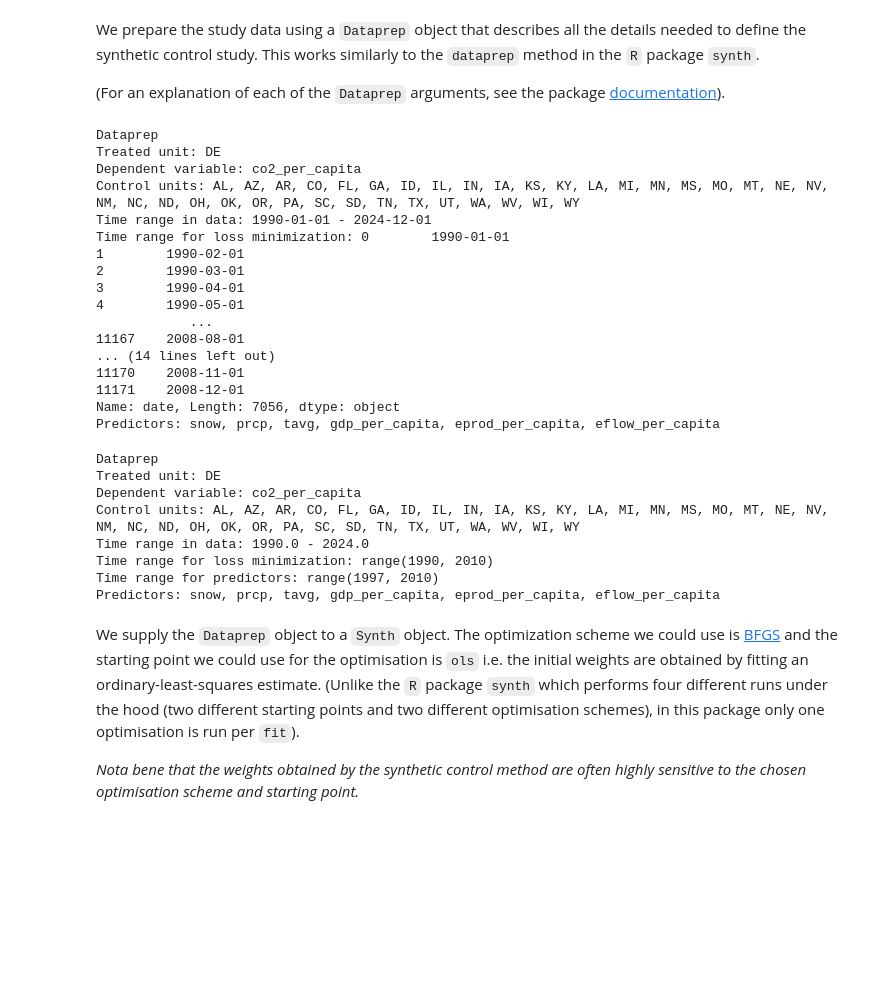
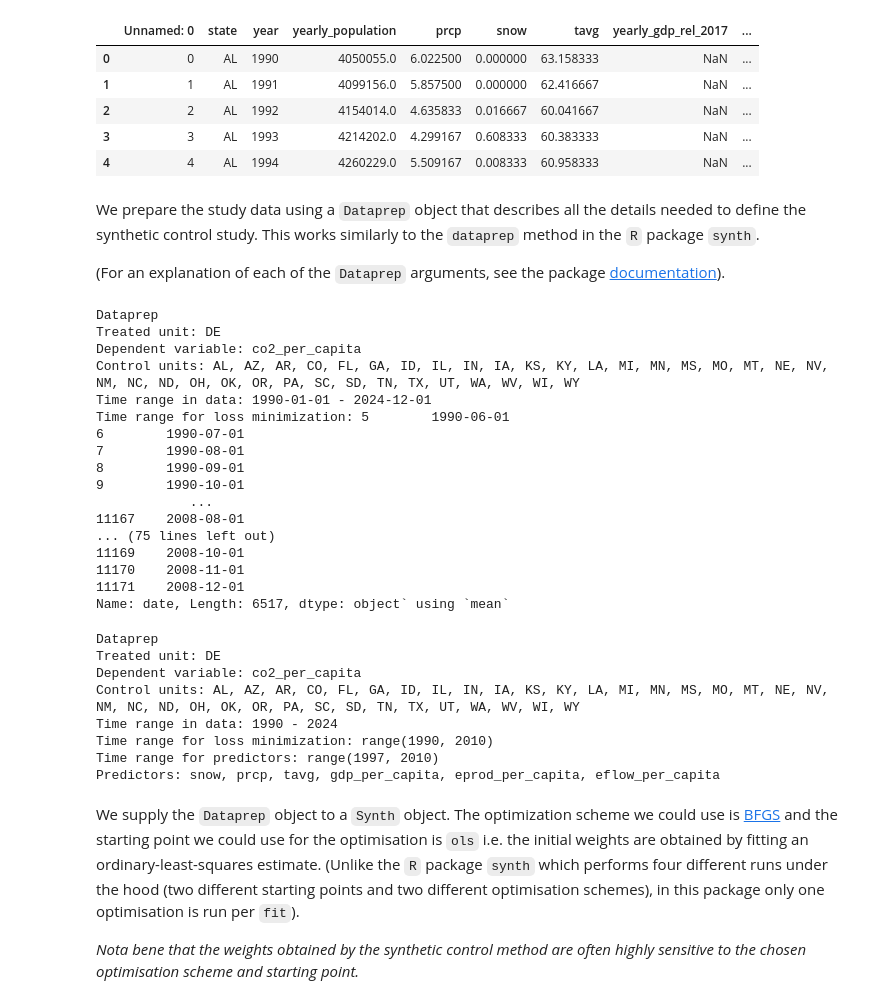
Before and after one commit to jableable/regulators, a Jupyter notebook: Models/Synthetic_Control/Jared/de_synthetic_control.ipynb, the cells around one changed output. Drawn from its saved outputs; the diff is of its cells as text; code cells hidden in the pictures; blank space fills up the shorter version.

```diff
--- a/Models/Synthetic_Control/Jared/de_synthetic_control.ipynb
+++ b/Models/Synthetic_Control/Jared/de_synthetic_control.ipynb
@@ -17,3 +17,12 @@ df_yr['eflow_per_capita'] = df_yr['energy_flow'] / df_yr['population']
+# %%
+df_yr.head()
+# %% [output]
+|  | Unnamed: 0 | state | year | yearly_population | prcp | snow | tavg | yearly_gdp_rel_2017 | ... |
+| 0 | 0 | AL | 1990 | 4050055.0 | 6.022500 | 0.000000 | 63.158333 | NaN | ... |
+| 1 | 1 | AL | 1991 | 4099156.0 | 5.857500 | 0.000000 | 62.416667 | NaN | ... |
+| 2 | 2 | AL | 1992 | 4154014.0 | 4.635833 | 0.016667 | 60.041667 | NaN | ... |
+| 3 | 3 | AL | 1993 | 4214202.0 | 4.299167 | 0.608333 | 60.383333 | NaN | ... |
+| 4 | 4 | AL | 1994 | 4260229.0 | 5.509167 | 0.008333 | 60.958333 | NaN | ... |
 # %%
 time_range = df_mo.date
 
@@ -66,9 +76,16 @@ non_rggi_controls_identifier= [
 
 dataprep_mo = Dataprep(
     foo=df_mo,
-    predictors=['snow', 'prcp', 'tavg', 'gdp_per_capita', 'eprod_per_capita', 'eflow_per_capita'],
+    predictors=[],
     predictors_op="mean",
     time_predictors_prior=preintervention_feature_range,
+    special_predictors=[
+        ('eprod_per_capita', preintervention_per_capita_range, "mean"),
+        ('eflow_per_capita', preintervention_per_capita_range, "mean"),
+        ("snow", preintervention_weather_range, "mean"),
+        ('prcp', preintervention_weather_range, "mean"),
+        ('gdp_per_capita', preintervention_gdp_range, "mean")
+        ],
     dependent="co2_per_capita",
     unit_variable="state",
     time_variable="date",
@@ -76,34 +93,39 @@ dataprep_mo = Dataprep(
     controls_identifier= non_rggi_controls_identifier,
     time_optimize_ssr=preintervention_time_range
 )
-
-print(dataprep_mo)
 # %% [output]
 Dataprep
 Treated unit: DE
 Dependent variable: co2_per_capita
 Control units: AL, AZ, AR, CO, FL, GA, ID, IL, IN, IA, KS, KY, LA, MI, MN, MS, MO, MT, NE, NV, NM, NC, ND, OH, OK, OR, PA, SC, SD, TN, TX, UT, WA, WV, WI, WY
 Time range in data: 1990-01-01 - 2024-12-01
-Time range for loss minimization: 0        1990-01-01
-1        1990-02-01
-2        1990-03-01
-3        1990-04-01
-4        1990-05-01
+Time range for loss minimization: 5        1990-06-01
+6        1990-07-01
+7        1990-08-01
+8        1990-09-01
+9        1990-10-01
             ...
 11167    2008-08-01
-... (14 lines left out)
+... (75 lines left out)
+11169    2008-10-01
 11170    2008-11-01
 11171    2008-12-01
-Name: date, Length: 7056, dtype: object
-Predictors: snow, prcp, tavg, gdp_per_capita, eprod_per_capita, eflow_per_capita
+Name: date, Length: 6517, dtype: object` using `mean`
 # %%
 # we create a synthetic control Delaware as applied to yearly data
 
 dataprep_yr = Dataprep(
     foo=df_yr,
-    predictors=['snow', 'prcp', 'tavg', 'gdp_per_capita', 'eprod_per_capita', 'eflow_per_capita'],
+    predictors=[],
     predictors_op="mean",
     time_predictors_prior=range(1997,2010),
+        special_predictors=[
+        ('eprod_per_capita', range(1990,2010), "mean"),
+        ('eflow_per_capita', range(1990,2010), "mean"),
+        ("snow", range(1990,2010), "mean"),
+        ('prcp', range(1990,2010), "mean"),
+        ('gdp_per_capita', range(1997,2010), "mean")
+        ],
     dependent="co2_per_capita",
     unit_variable="state",
     time_variable="year",
@@ -118,7 +140,7 @@ Dataprep
 Treated unit: DE
 Dependent variable: co2_per_capita
 Control units: AL, AZ, AR, CO, FL, GA, ID, IL, IN, IA, KS, KY, LA, MI, MN, MS, MO, MT, NE, NV, NM, NC, ND, OH, OK, OR, PA, SC, SD, TN, TX, UT, WA, WV, WI, WY
-Time range in data: 1990.0 - 2024.0
+Time range in data: 1990 - 2024
 Time range for loss minimization: range(1990, 2010)
 Time range for predictors: range(1997, 2010)
 Predictors: snow, prcp, tavg, gdp_per_capita, eprod_per_capita, eflow_per_capita
```
Also changed, not shown: parts of 6 cells of this notebook, 3 other files.
